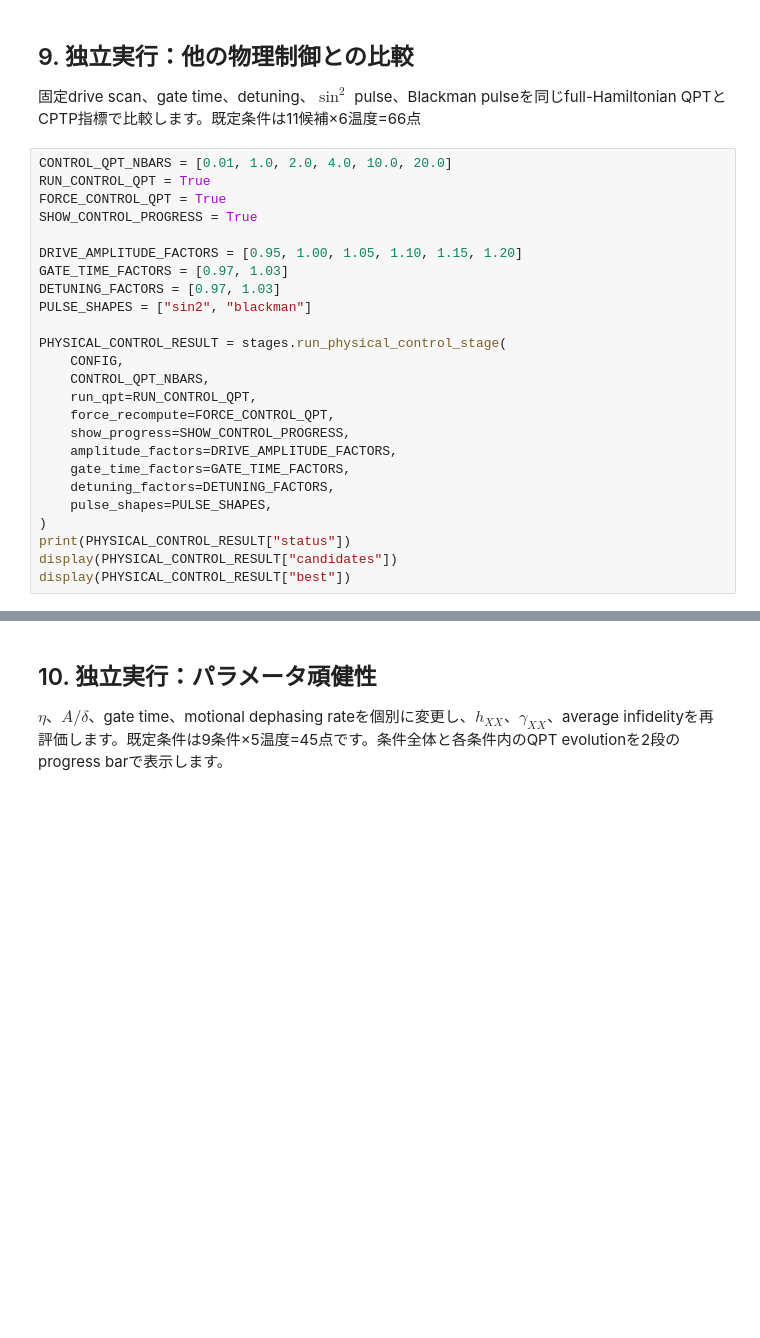
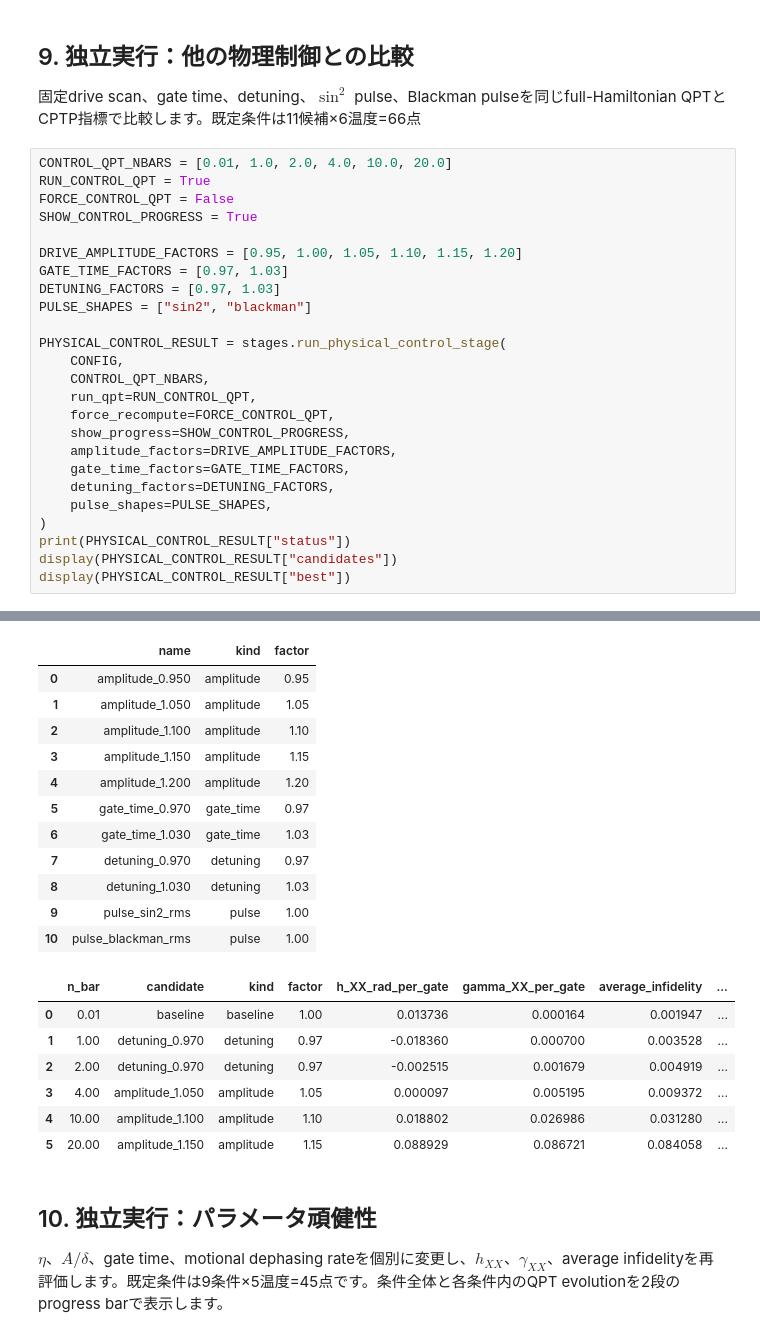
Before and after one commit to takeoka-lab/MS_gate_Hirai, a Jupyter notebook: chi_error_element_nbar_fit.ipynb, the cells around one changed output, grey strips where cells are left out. Cells and saved outputs as stored; diff of their text form; blank space fills up the shorter version.

```diff
--- a/chi_error_element_nbar_fit.ipynb
+++ b/chi_error_element_nbar_fit.ipynb
@@ -292,7 +307,7 @@ Error:
 # %%
 CONTROL_QPT_NBARS = [0.01, 1.0, 2.0, 4.0, 10.0, 20.0]
 RUN_CONTROL_QPT = True
-FORCE_CONTROL_QPT = True
+FORCE_CONTROL_QPT = False
 SHOW_CONTROL_PROGRESS = True
 
 DRIVE_AMPLITUDE_FACTORS = [0.95, 1.00, 1.05, 1.10, 1.15, 1.20]
@@ -324,3 +350,22 @@ n_bar = 10.0 Simulation Finished (Dim: 169)
+|  | name | kind | factor |
+| 0 | amplitude_0.950 | amplitude | 0.95 |
+| 1 | amplitude_1.050 | amplitude | 1.05 |
+| 2 | amplitude_1.100 | amplitude | 1.10 |
+| 3 | amplitude_1.150 | amplitude | 1.15 |
+| 4 | amplitude_1.200 | amplitude | 1.20 |
+| 5 | gate_time_0.970 | gate_time | 0.97 |
+| 6 | gate_time_1.030 | gate_time | 1.03 |
+| 7 | detuning_0.970 | detuning | 0.97 |
+| 8 | detuning_1.030 | detuning | 1.03 |
+| 9 | pulse_sin2_rms | pulse | 1.00 |
+| 10 | pulse_blackman_rms | pulse | 1.00 |
+|  | n_bar | candidate | kind | factor | h_XX_rad_per_gate | gamma_XX_per_gate | average_infidelity | ... |
+| 0 | 0.01 | baseline | baseline | 1.00 | 0.013736 | 0.000164 | 0.001947 | ... |
+| 1 | 1.00 | detuning_0.970 | detuning | 0.97 | -0.018360 | 0.000700 | 0.003528 | ... |
+| 2 | 2.00 | detuning_0.970 | detuning | 0.97 | -0.002515 | 0.001679 | 0.004919 | ... |
+| 3 | 4.00 | amplitude_1.050 | amplitude | 1.05 | 0.000097 | 0.005195 | 0.009372 | ... |
+| 4 | 10.00 | amplitude_1.100 | amplitude | 1.10 | 0.018802 | 0.026986 | 0.031280 | ... |
+| 5 | 20.00 | amplitude_1.150 | amplitude | 1.15 | 0.088929 | 0.086721 | 0.084058 | ... |
 # %% [markdown]
 ## 10. 独立実行：パラメータ頑健性
 
```
Also changed, not shown: parts of 2 cells of this notebook.
